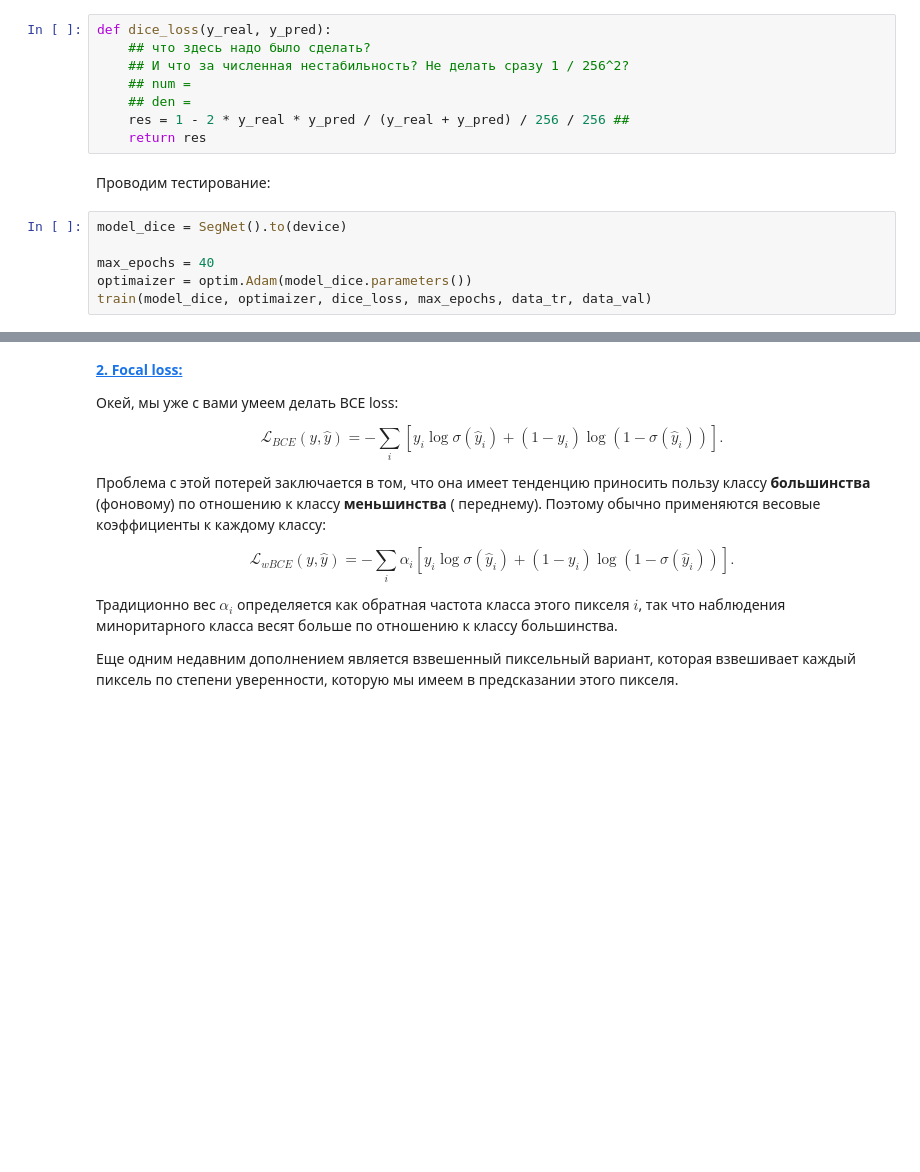
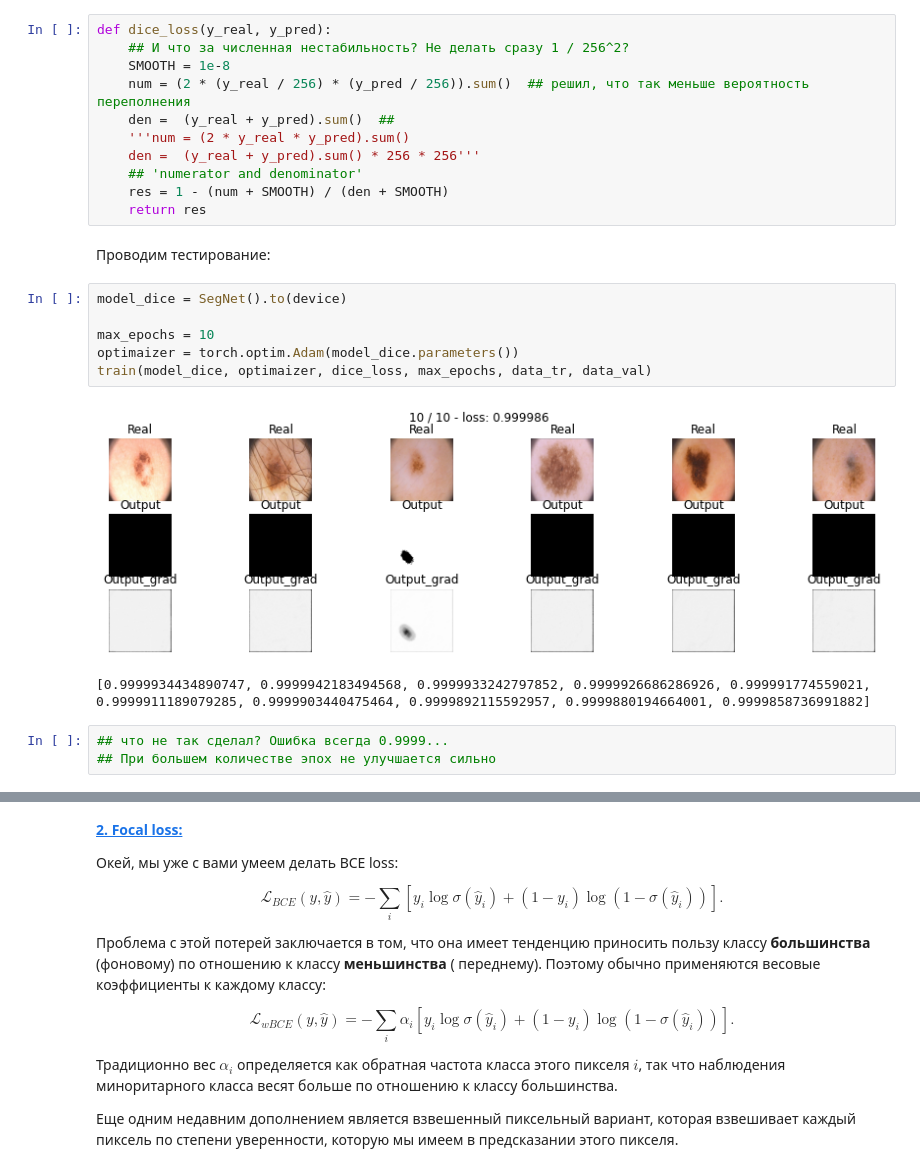
Before and after one commit to gbrs/DLS_1_2022_spring, a Jupyter notebook: 24 Домашка/[hw,basic]semantic_segmentation.ipynb, the cells around one changed output, grey strips where cells are left out. Drawn from its saved outputs; the diff is of its cells as text; blank space fills up the shorter version.

```diff
--- a/24 Домашка/[hw,basic]semantic_segmentation.ipynb
+++ b/24 Домашка/[hw,basic]semantic_segmentation.ipynb
@@ -504,19 +527,28 @@ $$\mathcal L_D(X,Y) = 1-\frac{1}{256 \times 256} \times \frac{\sum_i 2X_iY_i}{\s
 Не забудьте подумать о численной нестабильности, возникающей в математической формуле.
 # %%
 def dice_loss(y_real, y_pred):
-    ## что здесь надо было сделать?
     ## И что за численная нестабильность? Не делать сразу 1 / 256^2?
-    ## num =
-    ## den =
-    res = 1 - 2 * y_real * y_pred / (y_real + y_pred) / 256 / 256 ##
+    SMOOTH = 1e-8
+    num = (2 * (y_real / 256) * (y_pred / 256)).sum()  ## решил, что так меньше вероятность переполнения
+    den =  (y_real + y_pred).sum()  ##
+    '''num = (2 * y_real * y_pred).sum()
+    den =  (y_real + y_pred).sum() * 256 * 256'''
+    ## 'numerator and denominator'
+    res = 1 - (num + SMOOTH) / (den + SMOOTH)
     return res
 # %% [markdown]
 Проводим тестирование:
 # %%
 model_dice = SegNet().to(device)
 
-max_epochs = 40
-optimaizer = optim.Adam(model_dice.parameters())
+max_epochs = 10
+optimaizer = torch.optim.Adam(model_dice.parameters())
 train(model_dice, optimaizer, dice_loss, max_epochs, data_tr, data_val)
+# %% [output]
+[figure, added]
+[0.9999934434890747, 0.9999942183494568, 0.9999933242797852, 0.9999926686286926, 0.999991774559021, 0.9999911189079285, 0.9999903440475464, 0.9999892115592957, 0.9999880194664001, 0.9999858736991882]
+# %%
+## что не так сделал? Ошибка всегда 0.9999...
+## При большем количестве эпох не улучшается сильно
 # %%
 score_model(model_dice, iou_pytorch, data_val)
```
Also changed, not shown: parts of 28 cells of this notebook.
